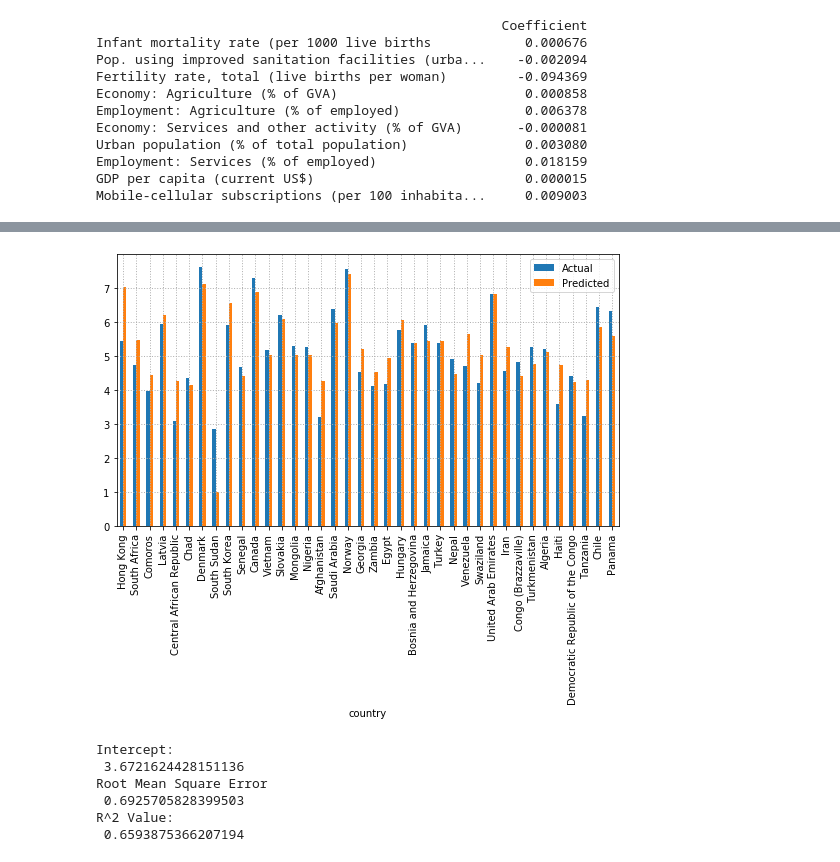
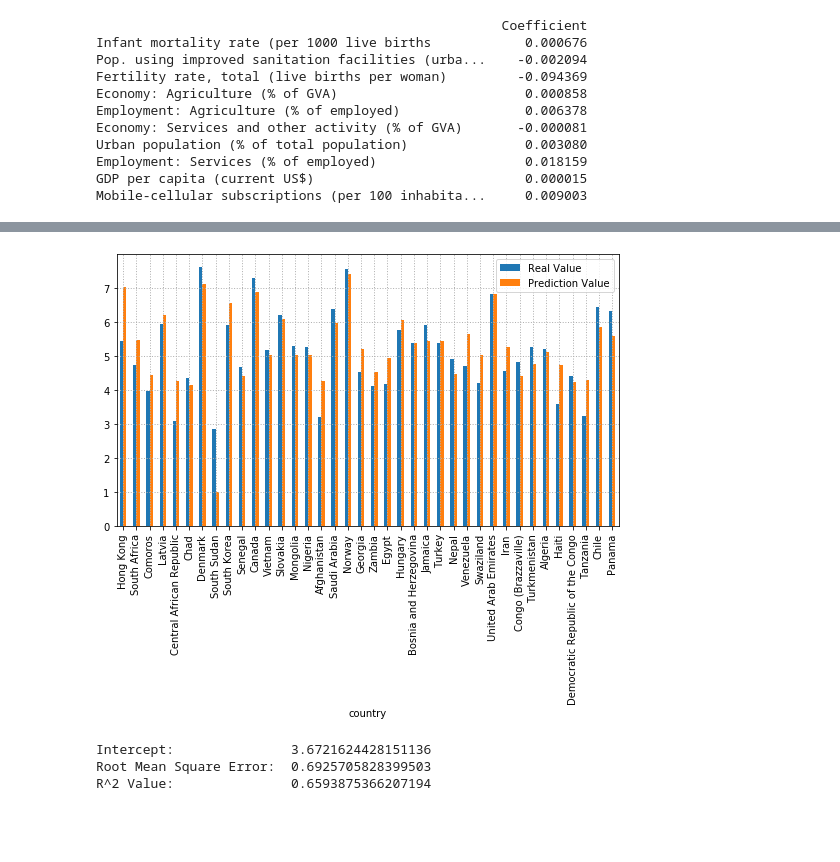
Before and after one commit to Elaishalev/Countries_Happiness, a Jupyter notebook: Happiness_correlations_regressions.ipynb, the cells around one changed output, grey strips where cells are left out. Cells and saved outputs as stored; diff of their text form; code cells hidden in the pictures; blank space fills up the shorter version.

```diff
--- a/Happiness_correlations_regressions.ipynb
+++ b/Happiness_correlations_regressions.ipynb
@@ -158,8 +152,8 @@ Mobile-cellular subscriptions (per 100 inhabita...     0.009003
 # plotting the prediction against the real values, and checking the measures of how fit the model is
 y2_pred = happiness_model2.predict(X2_test)
 
-checking_pred2 = pd.DataFrame({'Actual': Y2_test, 'Predicted': y2_pred})
-print(checking_pred2.head(10))
+checking_pred2 = pd.DataFrame({'Real Value': Y2_test, 'Prediction Value': y2_pred})
+print(checking_pred2.head(8))
 
 checking_pred2.plot(kind='bar', figsize=(9,5))
 plt.grid(which='major', linestyle=':', linewidth='1')
@@ -168,7 +162,7 @@ plt.show()
 rmse2 = np.sqrt(mean_squared_error(Y2_test, y2_pred))
 r2_value2 = r2_score(Y2_test, y2_pred)
 
-print("Intercept: \n", happiness_model2.intercept_)
-print("Root Mean Square Error \n", rmse2)
-print("R^2 Value: \n", r2_value2)
+print("Intercept: \t\t", happiness_model2.intercept_)
+print("Root Mean Square Error: ", rmse2)
+print("R^2 Value: \t\t", r2_value2)
 # %% [output]
@@ -187,7 +179,4 @@ Senegal                    4.681   4.403062
-[figure, old version]
+[figure, new version]
-Intercept:
- 3.6721624428151136
-Root Mean Square Error
- 0.6925705828399503
-R^2 Value:
- 0.6593875366207194
+Intercept:               3.6721624428151136
+Root Mean Square Error:  0.6925705828399503
+R^2 Value:               0.6593875366207194
```
Also changed, not shown: parts of 13 cells of this notebook.
